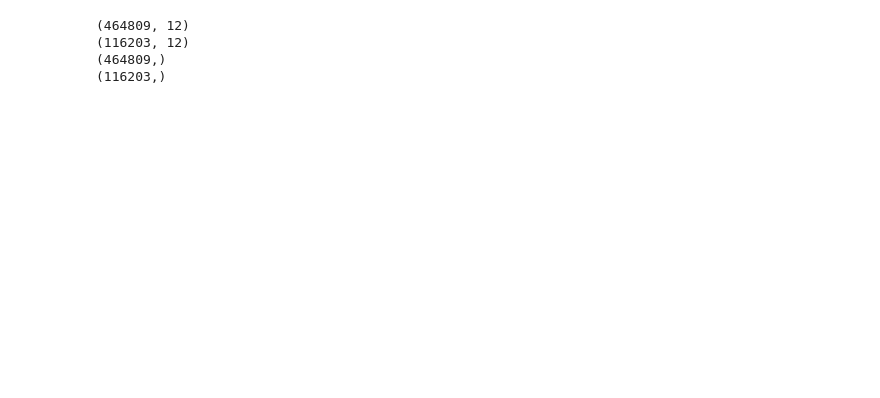
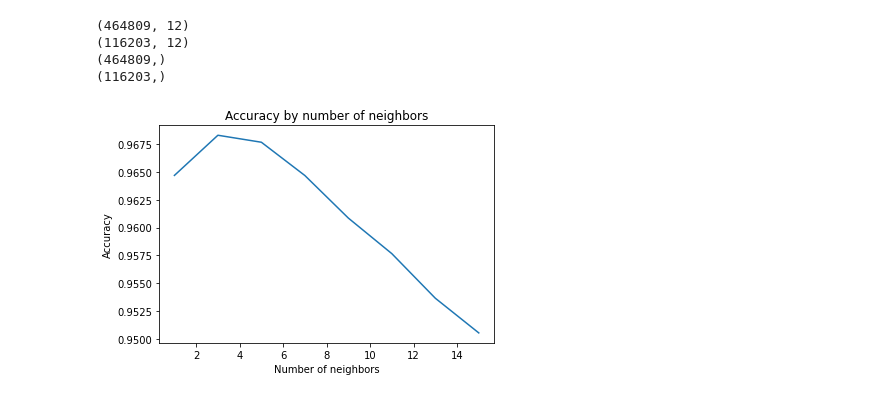
Before and after one commit to filnow/forest-cover, a Jupyter notebook: notes.ipynb, the cells around one changed output. Saved outputs shown, nothing was run; the diff lists cells and outputs as text; code cells hidden in the pictures; blank space fills up the shorter version.

```diff
--- a/notes.ipynb
+++ b/notes.ipynb
@@ -40,7 +85,7 @@ data.head()
 # %%
 X = data
 
-X_train, X_test, y_train, y_test = train_test_split(X, y, test_size=0.2, random_state=42)
+X_train, X_test, y_train, y_test = train_test_split(X, y, test_size=0.2)
 
 X_train = X_train.values
 X_test = X_test.values
@@ -51,6 +96,8 @@ print(X_train.shape)
 print(X_test.shape)
 print(y_train.shape)
 print(y_test.shape)
+
+X_train, X_val, y_train, y_val = train_test_split(X_train, y_train, test_size=0.1)
 # %% [output]
 (464809, 12)
 (116203, 12)
@@ -58,12 +105,21 @@ print(y_test.shape)
 (116203,)
 # %%
 from sklearn.pipeline import Pipeline
-from sklearn.ensemble import GradientBoostingClassifier
+from sklearn.neighbors import KNeighborsClassifier
 from sklearn.preprocessing import StandardScaler
 
-pipe = Pipeline([('scaler', StandardScaler()), ('clf', GradientBoostingClassifier())])
+neighbors = [1, 3, 5, 7, 9, 11, 13, 15]
+accuracy = []
 
-pipe.fit(X_train, y_train)
+for i in neighbors:
+    pipe = Pipeline([('knn', KNeighborsClassifier(n_neighbors=i))])
+    pipe.fit(X_train, y_train)
+    accuracy.append(pipe.score(X_test, y_test))
 
-accuracy = pipe.score(X_test, y_test)
-print(accuracy)
+plt.plot(neighbors, accuracy)
+plt.xlabel('Number of neighbors')
+plt.ylabel('Accuracy')
+plt.title('Accuracy by number of neighbors')
+plt.savefig(f'./assets/knn_neighbors_test.png', facecolor='white')
+# %% [output]
+[figure, added]
```
Also changed, not shown: parts of 6 cells of this notebook, 12 other files.
